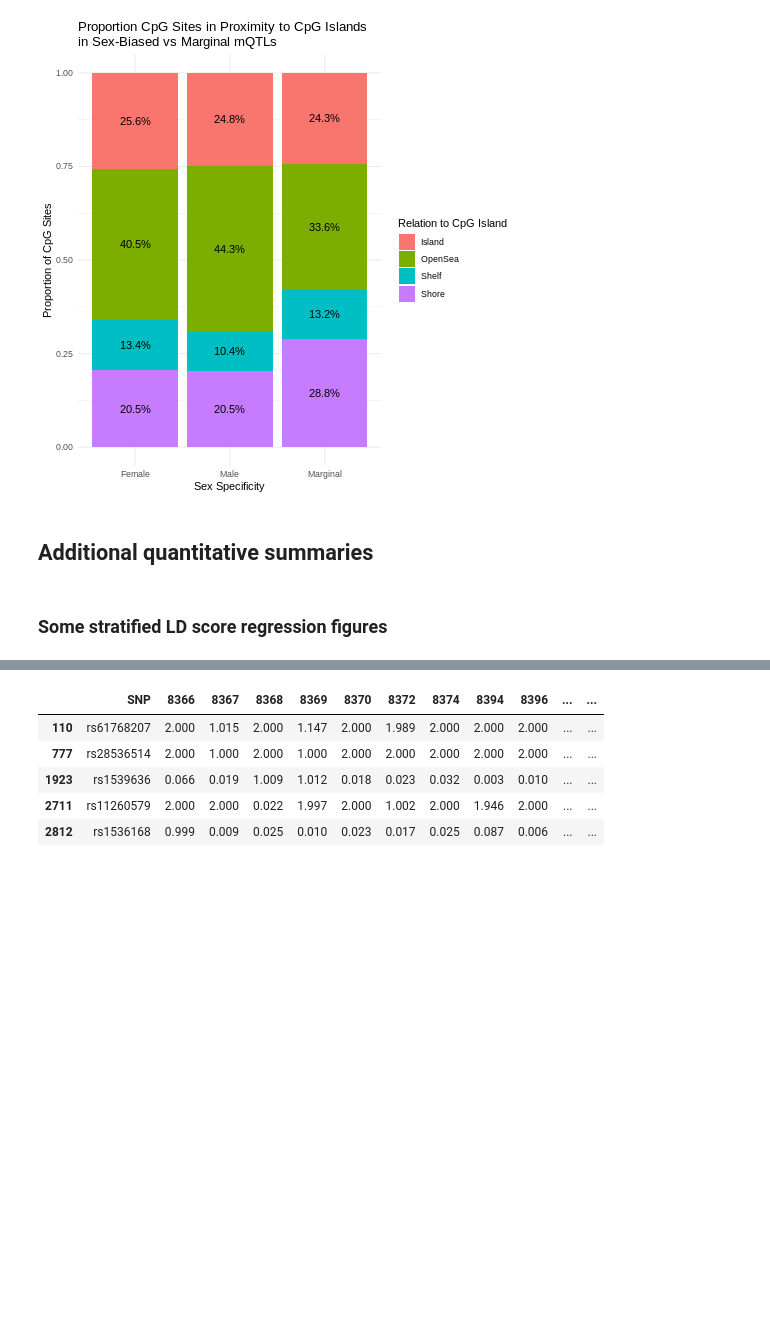
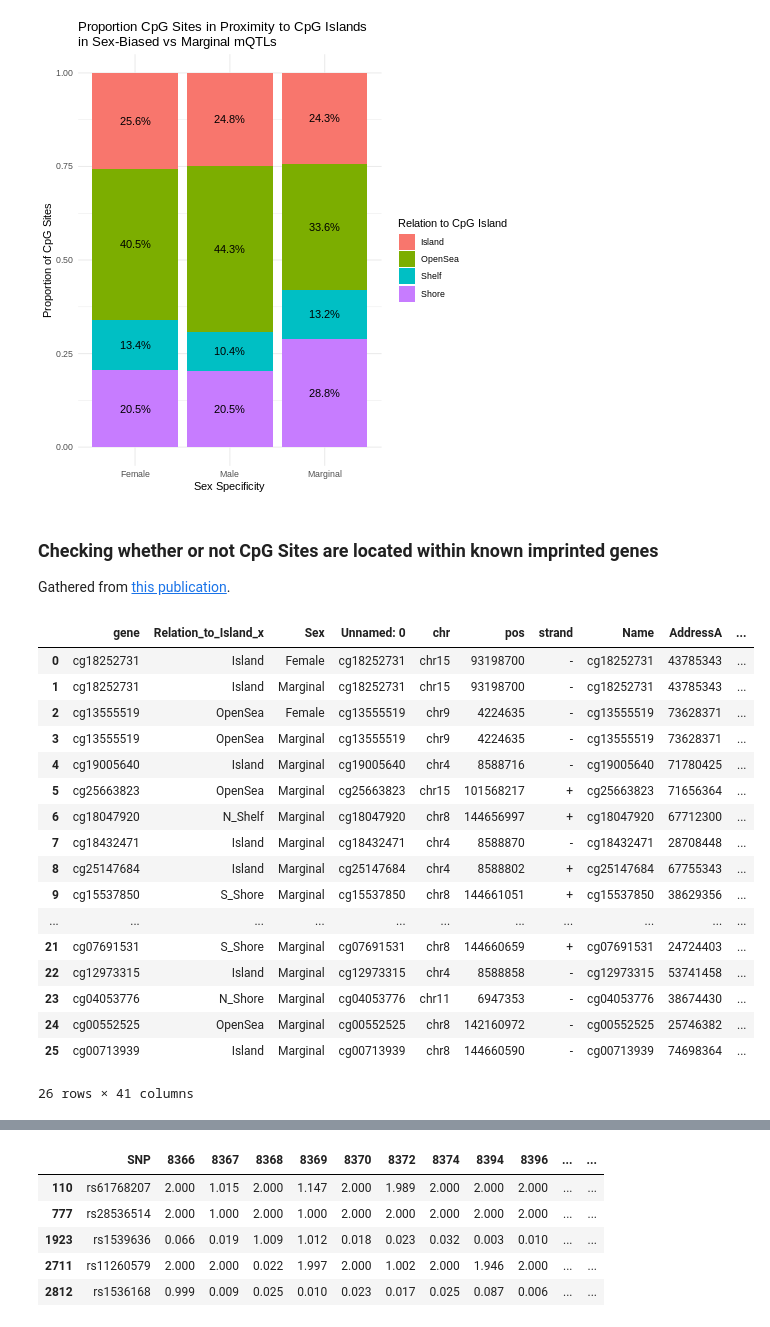
Before and after one commit to wilcas/sex_specific_mQTL, a Jupyter notebook: delahaye_mQTL_analyses/mQTL_exploration_filtering.ipynb, the cells around one changed output, grey strips where cells are left out. Saved outputs shown, nothing was run; the diff lists cells and outputs as text; code cells hidden in the pictures; blank space fills up the shorter version.

```diff
--- a/delahaye_mQTL_analyses/mQTL_exploration_filtering.ipynb
+++ b/delahaye_mQTL_analyses/mQTL_exploration_filtering.ipynb
@@ -666,7 +670,31 @@ p <- ggplot(sex_df_to_plot, aes(Sex, fill = Relation_to_Island, by = Sex)) +
     print(p)
 # %% [output]
 [figure]
-# %% [markdown]
-## Additional quantitative summaries
-# %% [markdown]
-### Some stratified LD score regression figures
+# %% [markdown]
+### Checking whether or not CpG Sites are located within known imprinted genes
+Gathered from [this publication](https://www-sciencedirect-com.ezproxy.library.ubc.ca/science/article/pii/S0092867419301060?via%3Dihub).
+# %%
+imprinted_genes = pd.read_csv("/scratch/st-dennisjk-1/wcasazza/imprinted_genes.tsv", sep='\t')
+methy_annotation = methy_annotation.merge(imprinted_genes, left_on='UCSC_RefGene_Name', right_on="Gene")
+sex_df_to_plot_new = sex_df_to_plot.merge(methy_annotation, right_on="Name", left_on="gene")
+sex_df_to_plot_new.to_csv("sex_df_hits_enum_imprinted.csv",index=False)
+sex_df_to_plot_new
+# %% [output]
+|  | gene | Relation_to_Island_x | Sex | Unnamed: 0 | chr | pos | strand | Name | AddressA | ... |
+| 0 | cg18252731 | Island | Female | cg18252731 | chr15 | 93198700 | - | cg18252731 | 43785343 | ... |
+| 1 | cg18252731 | Island | Marginal | cg18252731 | chr15 | 93198700 | - | cg18252731 | 43785343 | ... |
+| 2 | cg13555519 | OpenSea | Female | cg13555519 | chr9 | 4224635 | - | cg13555519 | 73628371 | ... |
+| 3 | cg13555519 | OpenSea | Marginal | cg13555519 | chr9 | 4224635 | - | cg13555519 | 73628371 | ... |
+| 4 | cg19005640 | Island | Marginal | cg19005640 | chr4 | 8588716 | - | cg19005640 | 71780425 | ... |
+| 5 | cg25663823 | OpenSea | Marginal | cg25663823 | chr15 | 101568217 | + | cg25663823 | 71656364 | ... |
+| 6 | cg18047920 | N_Shelf | Marginal | cg18047920 | chr8 | 144656997 | + | cg18047920 | 67712300 | ... |
+| 7 | cg18432471 | Island | Marginal | cg18432471 | chr4 | 8588870 | - | cg18432471 | 28708448 | ... |
+| 8 | cg25147684 | Island | Marginal | cg25147684 | chr4 | 8588802 | + | cg25147684 | 67755343 | ... |
+| 9 | cg15537850 | S_Shore | Marginal | cg15537850 | chr8 | 144661051 | + | cg15537850 | 38629356 | ... |
+| ... | ... | ... | ... | ... | ... | ... | ... | ... | ... | ... |
+| 21 | cg07691531 | S_Shore | Marginal | cg07691531 | chr8 | 144660659 | + | cg07691531 | 24724403 | ... |
+| 22 | cg12973315 | Island | Marginal | cg12973315 | chr4 | 8588858 | - | cg12973315 | 53741458 | ... |
+| 23 | cg04053776 | N_Shore | Marginal | cg04053776 | chr11 | 6947353 | - | cg04053776 | 38674430 | ... |
+| 24 | cg00552525 | OpenSea | Marginal | cg00552525 | chr8 | 142160972 | - | cg00552525 | 25746382 | ... |
+| 25 | cg00713939 | Island | Marginal | cg00713939 | chr8 | 144660590 | - | cg00713939 | 74698364 | ... |
+26 rows × 41 columns
```
Also changed, not shown: parts of 8 cells of this notebook.
